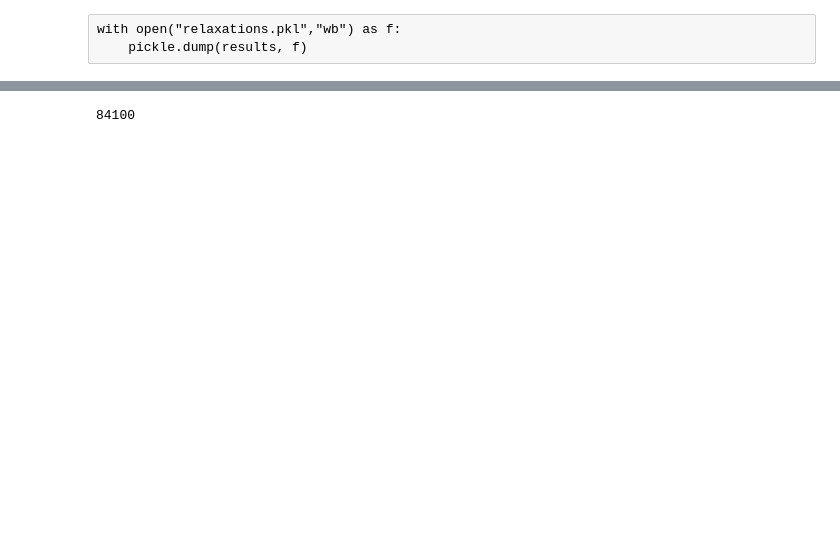
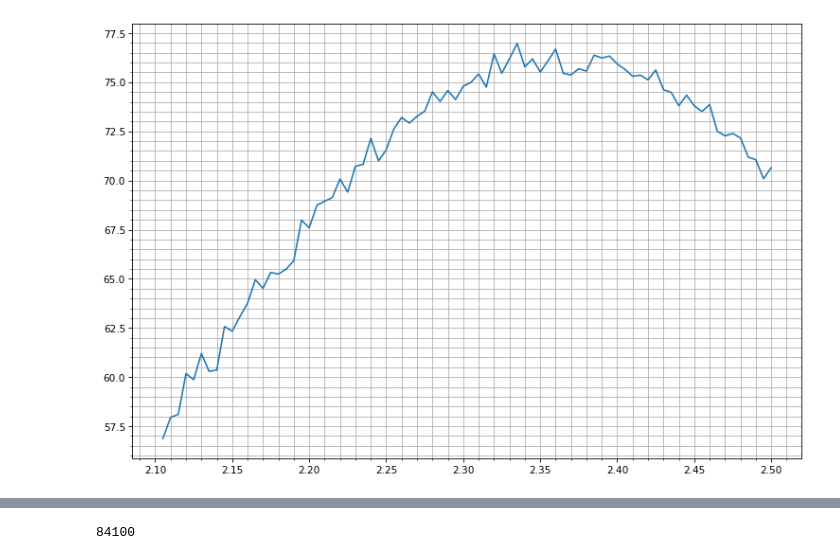
Before and after one commit to ashmat98/ising-model, a Jupyter notebook: python/heat-capacity.ipynb, the cells around one changed output, grey strips where cells are left out. Drawn from its saved outputs; the diff is of its cells as text; code cells hidden in the pictures; blank space fills up the shorter version.

```diff
--- a/python/relaxation-time.ipynb
+++ b/python/heat-capacity.ipynb
@@ -73,3 +43,8 @@ import pickle
-# %% [raw]
-with open("relaxations.pkl","wb") as f:
-    pickle.dump(results, f)
+# %%
+df = pd.DataFrame(results, columns=["temp", "len(Es)", "pos", "mean_E", "std_E"])
+# %%
+plt.plot(df.temp, df.std_E**2/df.temp**2)
+plt.minorticks_on()
+plt.grid(which="both")
+# %% [output]
+[figure, added]
```
Also changed, not shown: parts of 28 cells of this notebook, 7 other files.
